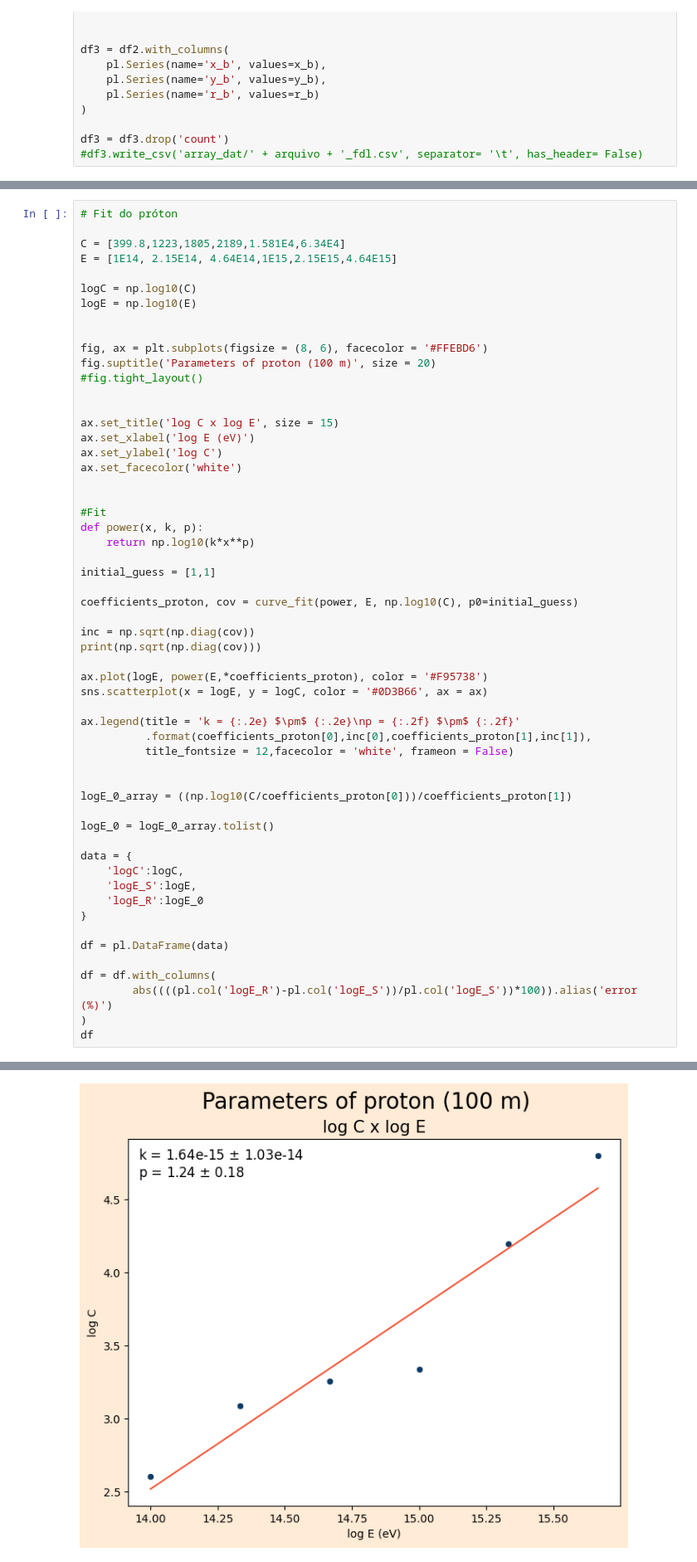
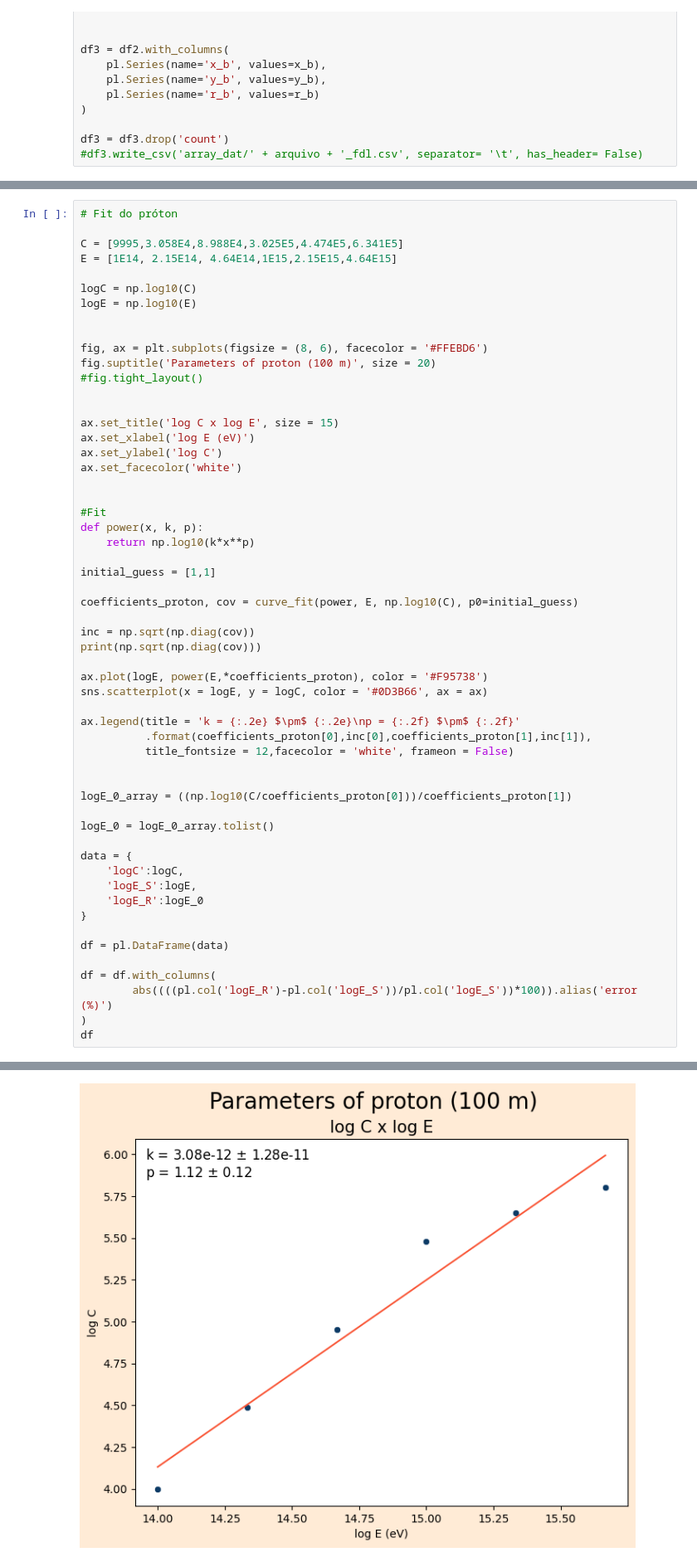
Before and after one commit to lucas-orfei/mestrado, a Jupyter notebook: array_10x10.ipynb, the cells around one changed output, grey strips where cells are left out. Shown at 83% size. Drawn from its saved outputs; the diff is of its cells as text.

```diff
--- a/array_10x10.ipynb
+++ b/array_10x10.ipynb
@@ -338,7 +295,7 @@ shape: (6, 4)
 # %%
 # Fit do próton
 
-C = [399.8,1223,1805,2189,1.581E4,6.34E4]
+C = [9995,3.058E4,8.988E4,3.025E5,4.474E5,6.341E5]
 E = [1E14, 2.15E14, 4.64E14,1E15,2.15E15,4.64E15]
 
 logC = np.log10(C)
@@ -406,4 +363,4 @@ shape: (6, 4)
-[figure, old version]
+[figure, new version]
 # %%
 # Fit do ferro
 
```
Also changed, not shown: parts of 10 cells of this notebook.
